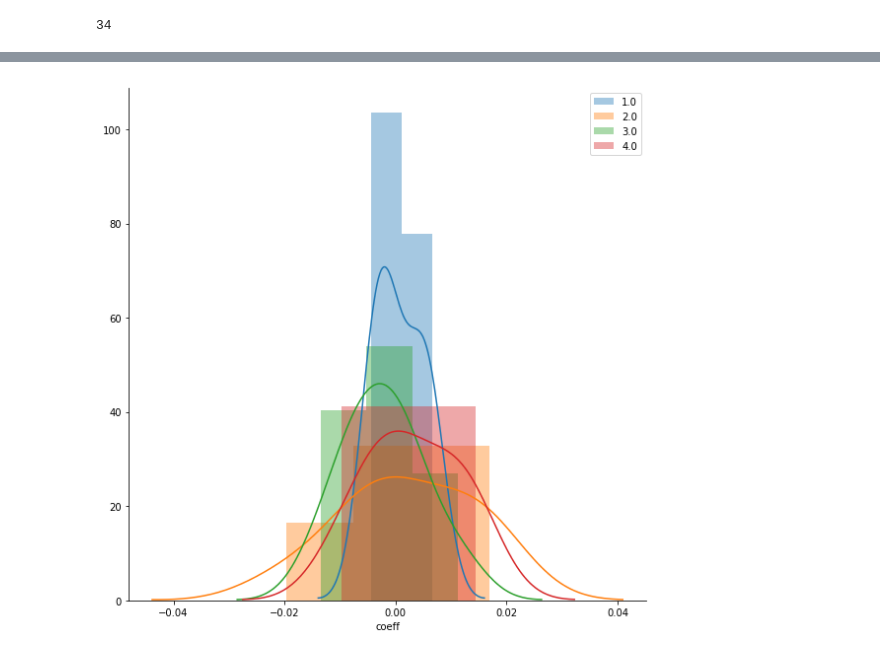
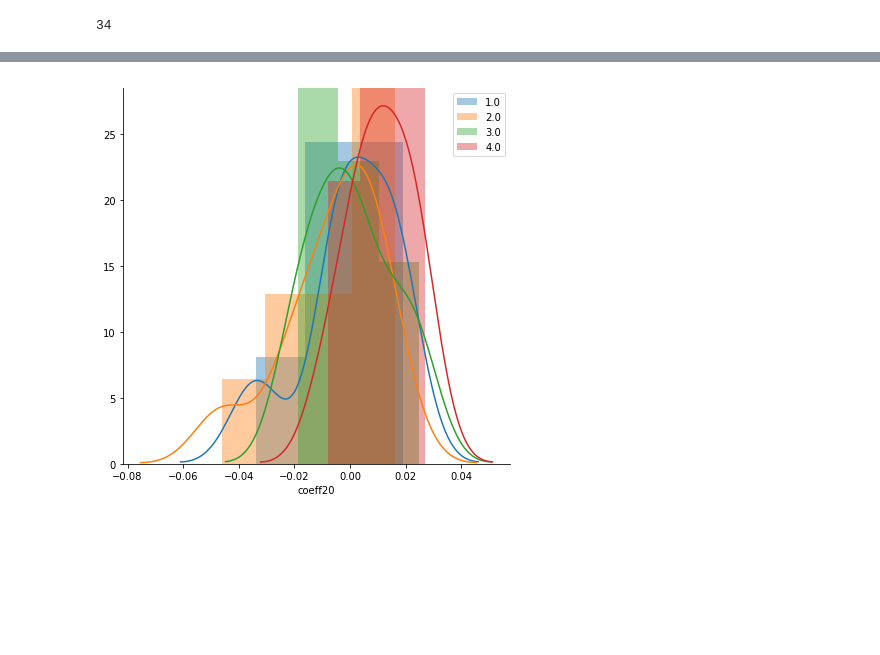
Before and after one commit to alTeska/BCI-Brane, a Jupyter notebook: notebooks/SSVEP_pipeline_v1.ipynb, the cells around one changed output, grey strips where cells are left out. Cells and saved outputs as stored; diff of their text form; code cells hidden in the pictures; blank space fills up the shorter version.

```diff
--- a/notebooks/SSVEP_pipeline_v1.ipynb
+++ b/notebooks/SSVEP_pipeline_v1.ipynb
@@ -120,10 +120,10 @@ plt.show()
 # %% [markdown]
 ### Get Yagmurs epochs
 # %%
-epochs = np.zeros((len( np.argwhere(x_turnON) ),1000))
+epochs = np.zeros((len( np.argwhere(x_turnON) ),700))
 
 for n, i in enumerate(np.argwhere(x_turnON)):
-    epochs[n] = yagmur.AF3[i[0]+100:i[0]+1100]
+    epochs[n] = yagmur.AF3[i[0]+400:i[0]+1100]
 
 np.shape(epochs)
 # %% [output]
@@ -228,12 +228,10 @@ len(I)
 # %%
-data = [Coefficients, I]
-data
 DF20 = pd.DataFrame(data=Coefficients_20, columns={'coeff20'})
 DF15 = pd.DataFrame(data=Coefficients_15, columns={'coeff15'})
 DF12 = pd.DataFrame(data=Coefficients_12, columns={'coeff12'})
 labels = pd.DataFrame(data=I, columns={'label'})
 
-DF = pd.concat([DF20, DF15, DF12, labels], axis=1)
-DF.head()
+DF_names = pd.concat([DF20, DF15, DF12, labels], axis=1)
+DF_names.head()
 # %% [output]
 |  | coeff20 | coeff15 | coeff12 | label |
@@ -280,6 +276,6 @@ plt.grid()
 # %%
-g = sns.FacetGrid(data=DF, size=8, hue='label')
-g.map(sns.distplot, 'coeff');
+g = sns.FacetGrid(data=DF_names, size=6, hue='label')
+g.map(sns.distplot, 'coeff20');
 plt.legend();
 # %% [output]
-[figure, old version]
+[figure, new version]
```
Also changed, not shown: parts of 13 cells of this notebook, 1 other file.
